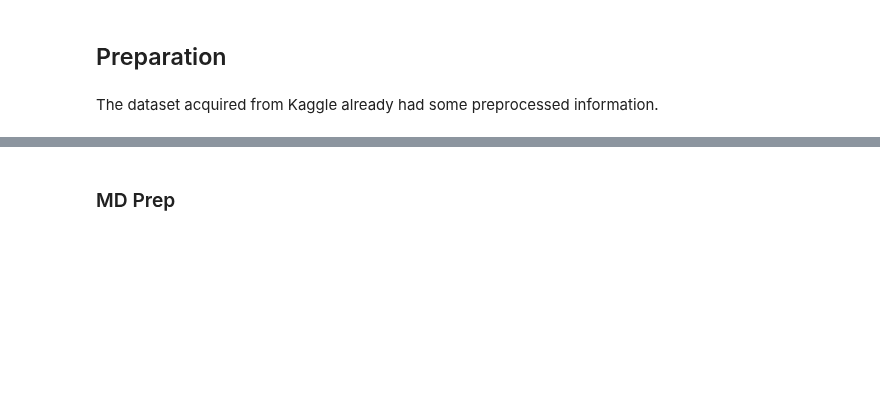
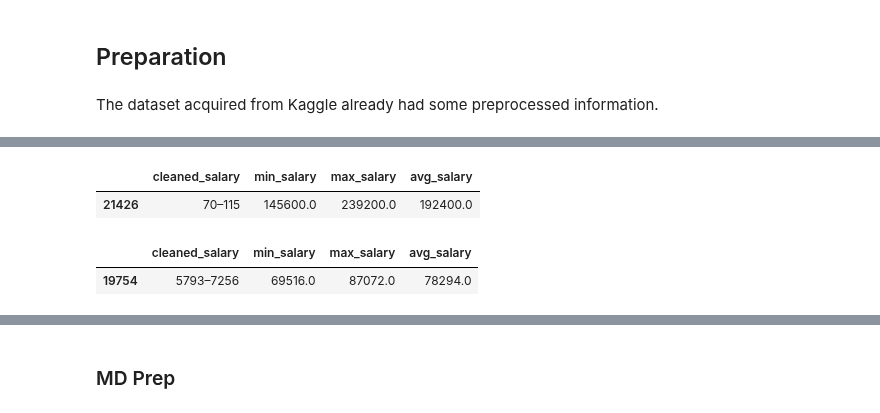
Before and after one commit to Decoding-Data-Jobs/data-jobs-project, a Jupyter notebook: schmitz_working/schmitz_draft.ipynb, the cells around one changed output, grey strips where cells are left out. Cells and saved outputs as stored; diff of their text form; code cells hidden in the pictures; blank space fills up the shorter version.

```diff
--- a/schmitz_working/schmitz_draft.ipynb
+++ b/schmitz_working/schmitz_draft.ipynb
@@ -675,0 +407,12 @@ jobs_all.sample()
+# %%
+# Look at hourly pay rates
+jobs_df_cleaned.filter(like='_salary').loc[jobs_df_cleaned['pay_rate'] == 'hourly'].sample(1)
+# %% [output]
+|  | cleaned_salary | min_salary | max_salary | avg_salary |
+| 21426 | 70–115 | 145600.0 | 239200.0 | 192400.0 |
+# %%
+# Look at monthly pay rates
+jobs_df_cleaned.filter(like='_salary').loc[jobs_df_cleaned['pay_rate'] == 'monthly'].sample(1)
+# %% [output]
+|  | cleaned_salary | min_salary | max_salary | avg_salary |
+| 19754 | 5793–7256 | 69516.0 | 87072.0 | 78294.0 |
```
Also changed, not shown: parts of 67 cells of this notebook.
